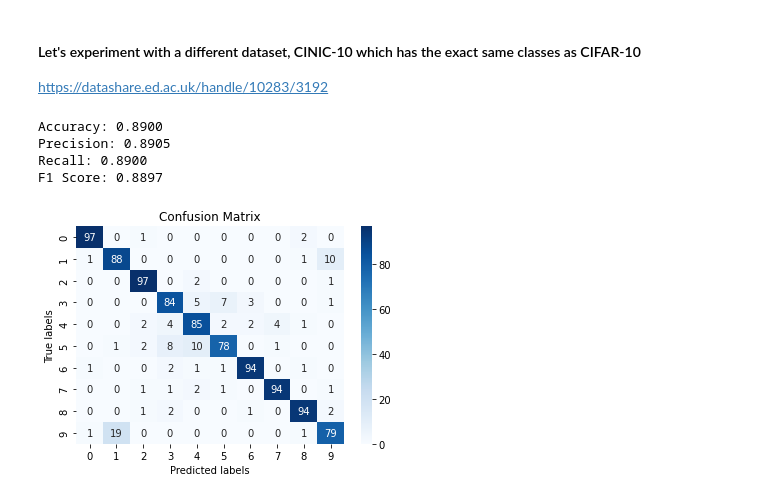
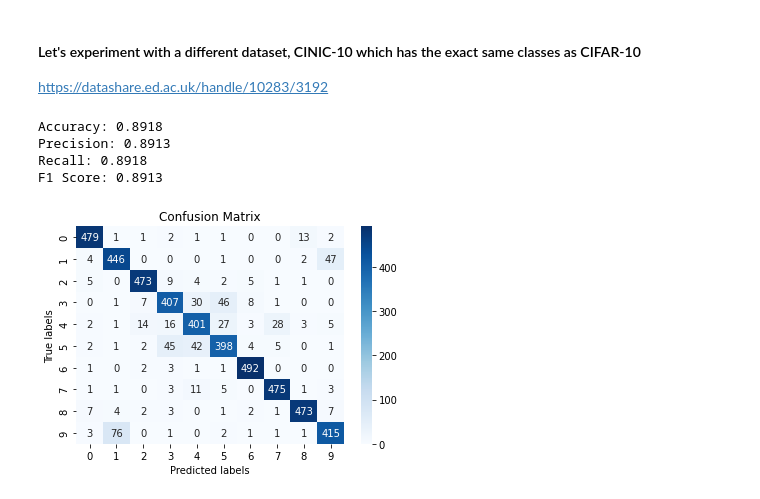
Before and after one commit to Kwuasimoto/mlp_final, a Jupyter notebook: vit_base_pretrained.ipynb, the cells around one changed output. Drawn from its saved outputs; the diff is of its cells as text; code cells hidden in the pictures.

```diff
--- a/vit_base_pretrained.ipynb
+++ b/vit_base_pretrained.ipynb
@@ -7,7 +7,7 @@ from PIL import Image
 import random
 
 # Load the CIFAR-10 test_batch file
-with open('test_batch', 'rb') as file:
+with open('CIFAR_test_batch', 'rb') as file:
     test_batch = pickle.load(file, encoding='bytes')
 
 # Extract images and labels from the test_batch
@@ -162,7 +163,7 @@ import seaborn as sns
 
 
 # Path to the CINIC-10 dataset. I have downloaded the test_set locally
-cinic_directory = './CINIC/'
+cinic_directory = './CINIC_test_batch/'
 
 # CIFAR-10 classes : Same as CINIC-10
 cifar10_classes = [
@@ -179,7 +180,7 @@ transform = transforms.Compose([
 # Load the CINIC-10 test dataset and set number of images to pick from each class
 test_dataset = datasets.ImageFolder(cinic_directory, transform=transform)
 
-num_images_per_class = 100
+num_images_per_class = 500
 
 # Create a dictionary to hold indices for each class and populating the dictionary
 class_indices = {class_name: [] for class_name in cifar10_classes}
@@ -219,35 +220,35 @@ model.eval()
 with torch.no_grad():
     for images, labels in test_loader:
         # Prepare the images for the model
         inputs = feature_extractor(images=images, return_tensors="pt")
         inputs = inputs.to(device)
         labels = labels.to(device)
 
         outputs = model(**inputs)
         _, predicted_class_idx = torch.max(outputs.logits, 1)
 
         true_labels.extend(labels.cpu().numpy())
         predicted_labels.extend(predicted_class_idx.cpu().numpy())
 
 # Get the metrics and confusion matrix
 accuracy = accuracy_score(true_labels, predicted_labels)
 precision, recall, f1, _ = precision_recall_fscore_support(true_labels, predicted_labels, average='macro', zero_division=0)
 
 print(f"Accuracy: {accuracy:.4f}")
 print(f"Precision: {precision:.4f}")
 print(f"Recall: {recall:.4f}")
 print(f"F1 Score: {f1:.4f}")
 
 cm = confusion_matrix(true_labels, predicted_labels)
 
 sns.heatmap(cm, annot=True, fmt='g', cmap='Blues')
 plt.xlabel('Predicted labels')
 plt.ylabel('True labels')
 plt.title('Confusion Matrix')
 plt.show()
 # %% [output]
-Accuracy: 0.8900
-Precision: 0.8905
-Recall: 0.8900
-F1 Score: 0.8897
+Accuracy: 0.8918
+Precision: 0.8913
+Recall: 0.8918
+F1 Score: 0.8913
-[figure, old version]
+[figure, new version]
```
Also changed, not shown: parts of 4 cells of this notebook, 1 other file.
